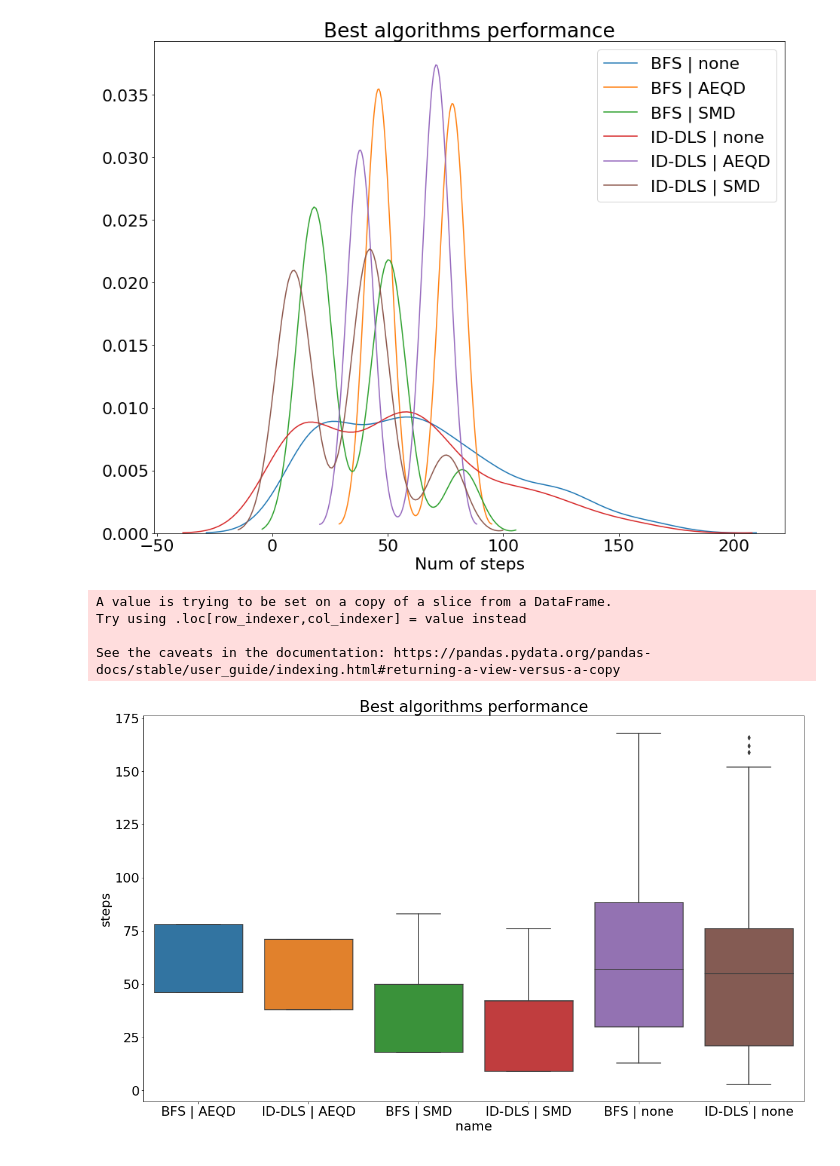
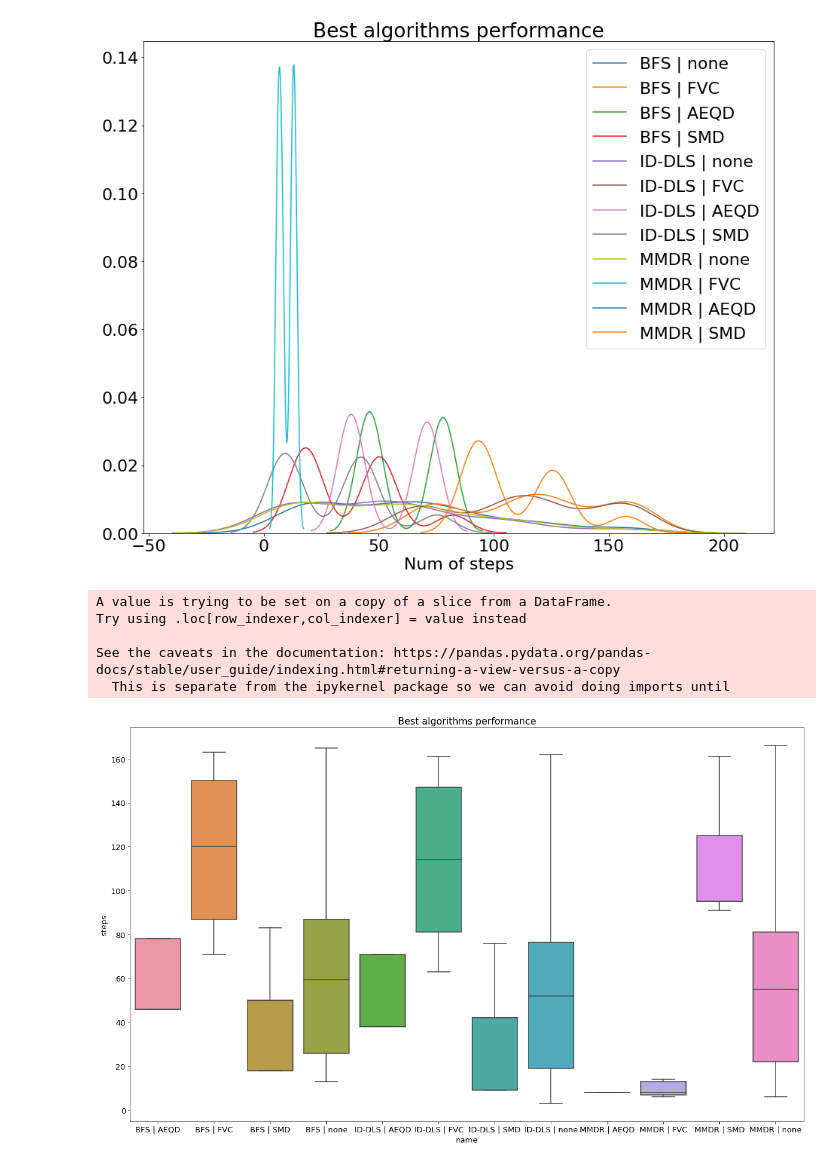
Before and after one commit to AndreyBychkov/QBee, a Jupyter notebook: benchmark/xSigmoid/Analysis.ipynb, the cells around one changed output. Saved outputs shown, nothing was run; the diff lists cells and outputs as text; code cells hidden in the pictures.

Commit message:
Evaluated benchmarks with MMDR

```diff
--- a/benchmark/xSigmoid/Analysis.ipynb
+++ b/benchmark/xSigmoid/Analysis.ipynb
@@ -63,0 +69,12 @@ plt.title("ID-DLS with heuristics performance");
+# %%
+df_mmdr = df[df.algorithm == "MMDR"][["heuristics", "steps"]]
+
+plt.rcParams.update({'font.size': 22})
+plt.figure(figsize=(15, 12))
+
+for _, row in df_mmdr[['heuristics', 'steps']].iterrows():
+    sns.distplot(row.steps, label=row.heuristics, kde=True, hist=False)
+
+plt.legend()
+plt.xlabel("Num of steps")
+plt.title("MMDR with heuristics performance");
@@ -64,5 +89,5 @@ plt.title("ID-DLS with heuristics performance");
 # %%
-df_best = df[(df.heuristics.isin(["none", "AEQD", "SMD"]))]
+df_best = df[(df.heuristics.isin(["none", "AEQD", "SMD", "FVC"]))]
 
 plt.rcParams.update({'font.size': 22})
 plt.figure(figsize=(15, 12))
@@ -74,16 +99,18 @@ plt.legend()
 plt.xlabel("Num of steps")
 plt.title("Best algorithms performance");
 # %% [output]
-[figure, old version]
+[figure, new version]
 # %%
 plt.figure(figsize=(20, 12))
+plt.rcParams.update({'font.size': 13})
 df_best["name"] = df_best.apply(lambda ah: f"{ah[0]} | {ah[1]}", axis=1)
-sns.boxplot("name", "steps", data=df_best.explode("steps").sort_values(by=["heuristics", "algorithm"]))
+sns.boxplot("name", "steps", data=df_best.explode("steps").sort_values(by=["algorithm", "heuristics"]))
 plt.title("Best algorithms performance");
 # %% [output]
 A value is trying to be set on a copy of a slice from a DataFrame.
 Try using .loc[row_indexer,col_indexer] = value instead
 
 See the caveats in the documentation: https://pandas.pydata.org/pandas-docs/stable/user_guide/indexing.html#returning-a-view-versus-a-copy
+  This is separate from the ipykernel package so we can avoid doing imports until
-[figure, old version]
+[figure, new version]
 # %%
```
Also changed, not shown: parts of 9 cells of this notebook, 8 other files.
